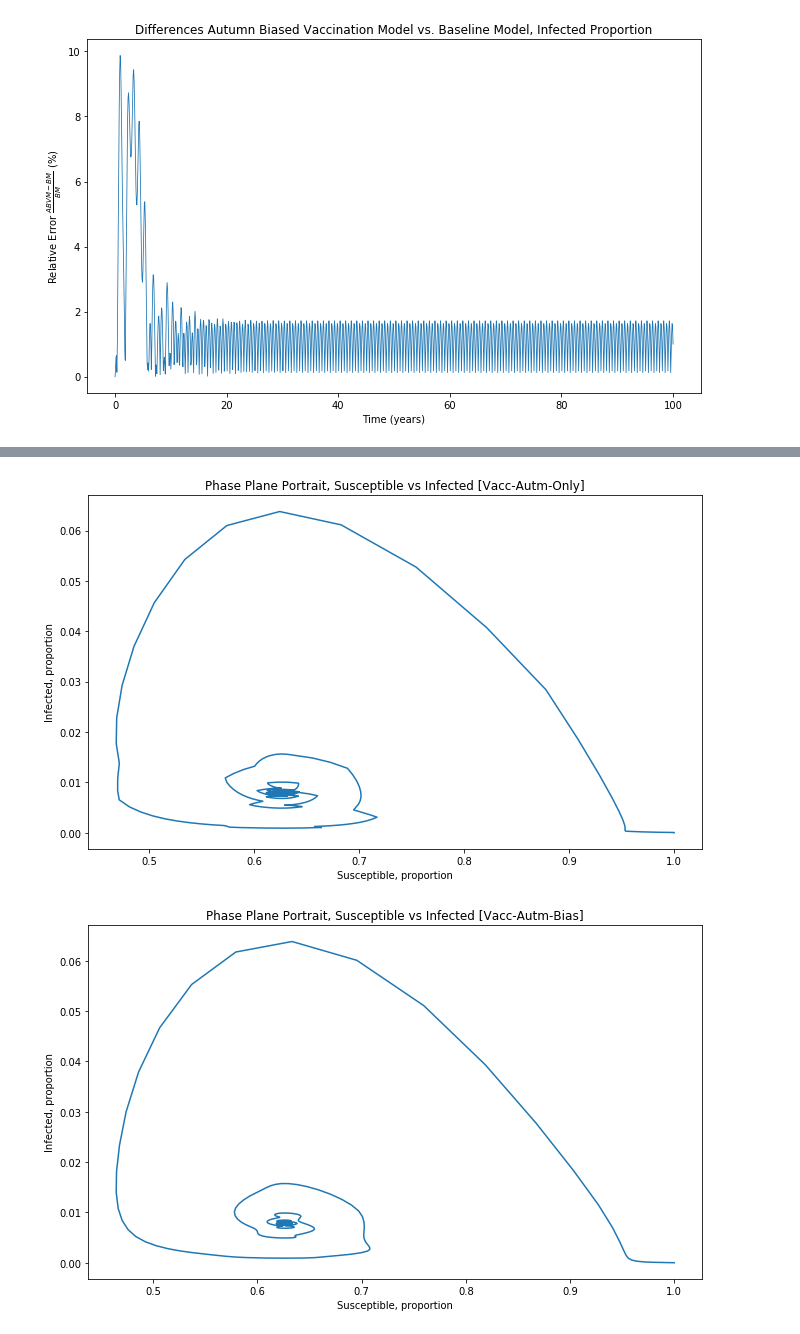
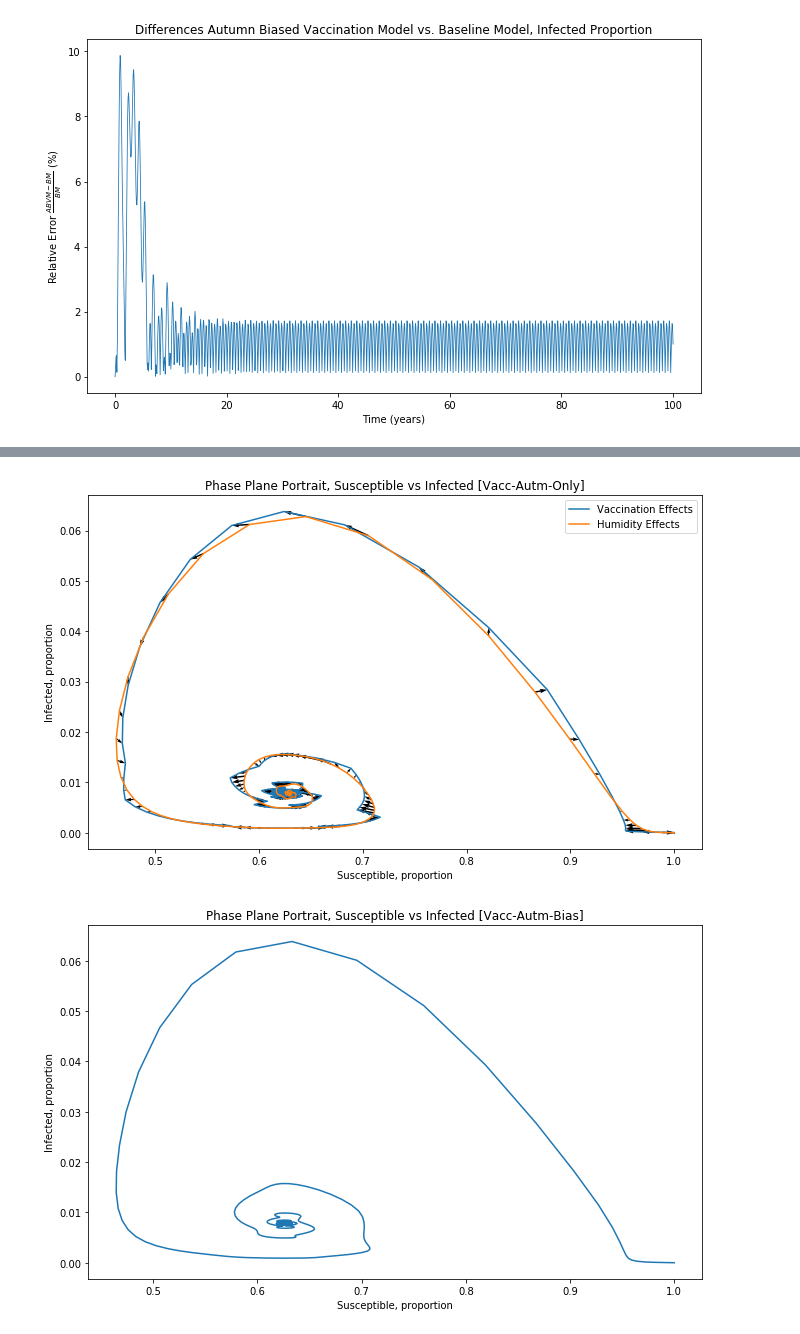
Before and after one commit to dwu402/self-harm, a Jupyter notebook: climate_forward.ipynb, the cells around one changed output, grey strips where cells are left out. Cells and saved outputs as stored; diff of their text form; code cells hidden in the pictures.

```diff
--- a/climate_forward.ipynb
+++ b/climate_forward.ipynb
@@ -326,11 +348,14 @@ plt.xlabel("Time (years)");
 # %%
 plt.figure()
 plt.plot(S3, I3)
+plt.plot(S2, I2)
+plt.quiver(S2, I2, S3-S2, I3-I2, angles='xy', scale_units='xy', scale=1, minshaft=1.5)
+plt.legend(["Vaccination Effects", "Humidity Effects"])
 plt.title("Phase Plane Portrait, Susceptible vs Infected [Vacc-Autm-Only]")
 plt.xlabel("Susceptible, proportion")
 plt.ylabel("Infected, proportion");
 # %% [output]
-[figure, old version]
+[figure, new version]
 # %%
 plt.figure()
 plt.plot(S4, I4)
```
Also changed, not shown: parts of 13 cells of this notebook, 7 other files.
